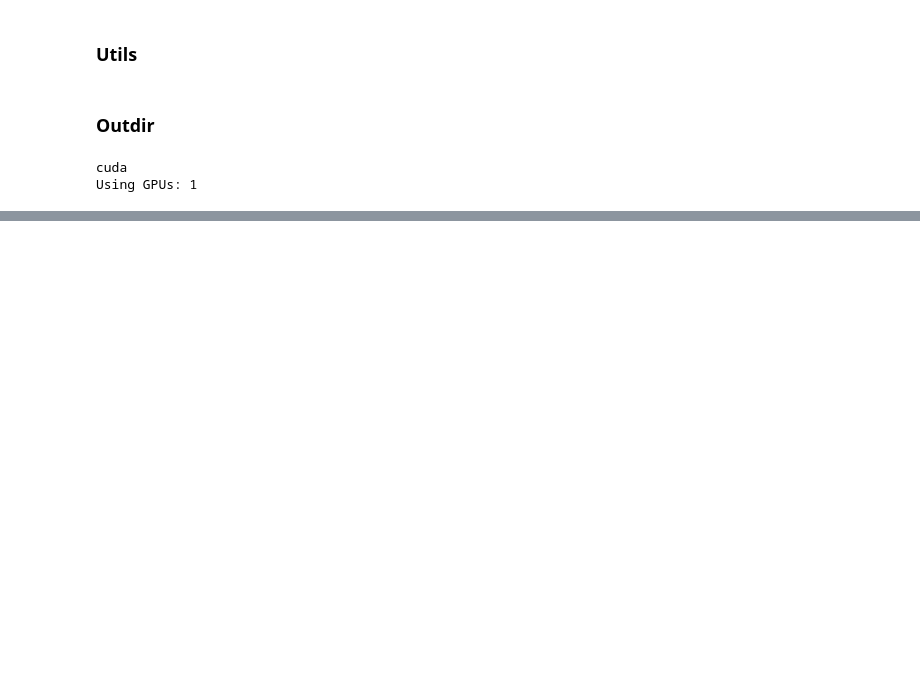
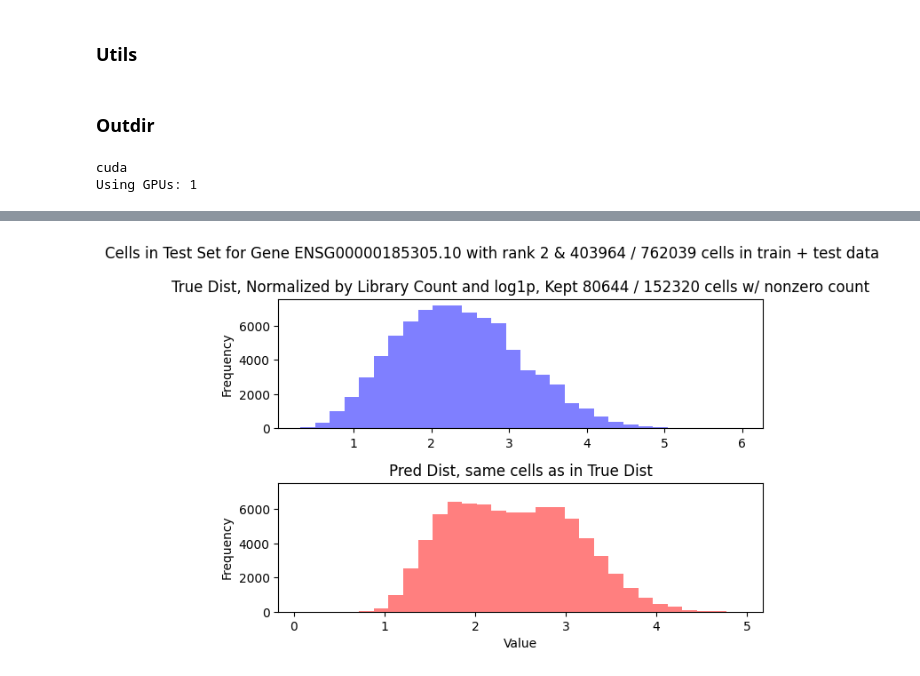
Before and after one commit to imahabub/scdiff, a Jupyter notebook: notebooks/6.23.23.gene_distribution_histogram.ipynb, the cells around one changed output, grey strips where cells are left out. Saved outputs shown, nothing was run; the diff lists cells and outputs as text; code cells hidden in the pictures; blank space fills up the shorter version.

```diff
--- a/notebooks/6.23.23.gene_distribution_histogram.ipynb
+++ b/notebooks/6.23.23.gene_distribution_histogram.ipynb
@@ -310,0 +261,4 @@ data.var
+# %%
+compare_true_and_pred_hist(trues, preds, 958)
+# %% [output]
+[figure, added]
```
Also changed, not shown: parts of 47 cells of this notebook, 2 other files.
